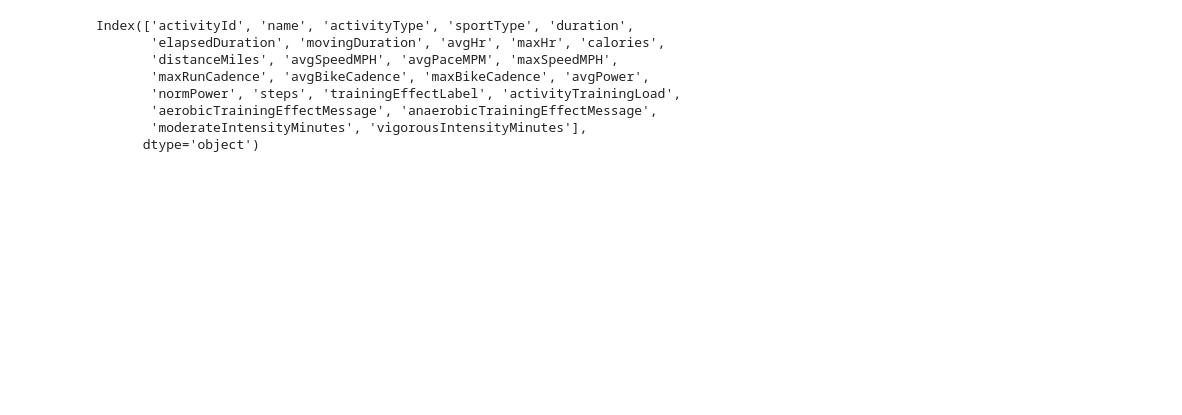
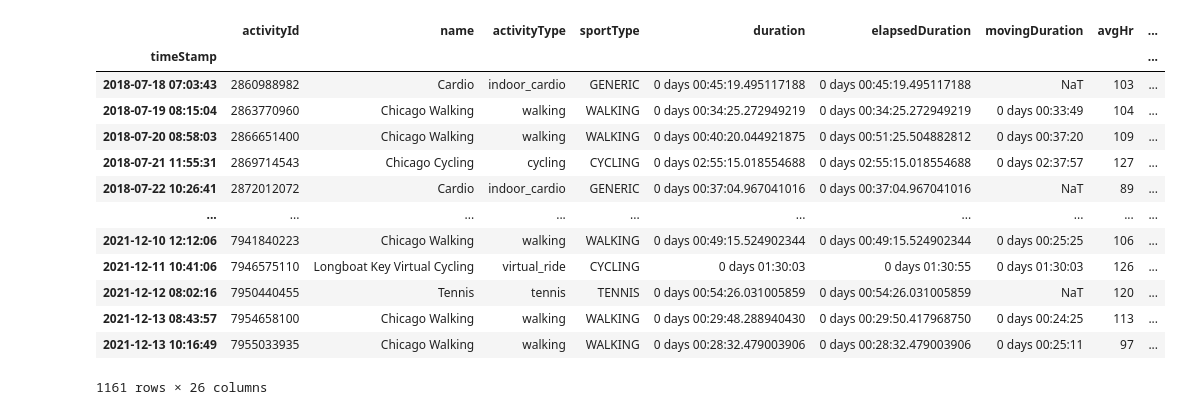
Before and after one commit to RERobbins/py_athletics, a Jupyter notebook: py_athletics.ipynb, the cells around one changed output. Saved outputs shown, nothing was run; the diff lists cells and outputs as text; code cells hidden in the pictures; blank space fills up the shorter version.

```diff
--- a/py_athletics.ipynb
+++ b/py_athletics.ipynb
@@ -54,11 +86,17 @@ Name: avgSpeedMPH, dtype: Float64
 # %%
-activities.columns
+activities.sort_index()
 # %% [output]
+|  | activityId | name | activityType | sportType | duration | elapsedDuration | movingDuration | avgHr | ... |
+| timeStamp |  |  |  |  |  |  |  |  | ... |
+| 2018-07-18 07:03:43 | 2860988982 | Cardio | indoor_cardio | GENERIC | 0 days 00:45:19.495117188 | 0 days 00:45:19.495117188 | NaT | 103 | ... |
+| 2018-07-19 08:15:04 | 2863770960 | Chicago Walking | walking | WALKING | 0 days 00:34:25.272949219 | 0 days 00:34:25.272949219 | 0 days 00:33:49 | 104 | ... |
+| 2018-07-20 08:58:03 | 2866651400 | Chicago Walking | walking | WALKING | 0 days 00:40:20.044921875 | 0 days 00:51:25.504882812 | 0 days 00:37:20 | 109 | ... |
+| 2018-07-21 11:55:31 | 2869714543 | Chicago Cycling | cycling | CYCLING | 0 days 02:55:15.018554688 | 0 days 02:55:15.018554688 | 0 days 02:37:57 | 127 | ... |
+| 2018-07-22 10:26:41 | 2872012072 | Cardio | indoor_cardio | GENERIC | 0 days 00:37:04.967041016 | 0 days 00:37:04.967041016 | NaT | 89 | ... |
+| ... | ... | ... | ... | ... | ... | ... | ... | ... | ... |
+| 2021-12-10 12:12:06 | 7941840223 | Chicago Walking | walking | WALKING | 0 days 00:49:15.524902344 | 0 days 00:49:15.524902344 | 0 days 00:25:25 | 106 | ... |
+| 2021-12-11 10:41:06 | 7946575110 | Longboat Key Virtual Cycling | virtual_ride | CYCLING | 0 days 01:30:03 | 0 days 01:30:55 | 0 days 01:30:03 | 126 | ... |
+| 2021-12-12 08:02:16 | 7950440455 | Tennis | tennis | TENNIS | 0 days 00:54:26.031005859 | 0 days 00:54:26.031005859 | NaT | 120 | ... |
+| 2021-12-13 08:43:57 | 7954658100 | Chicago Walking | walking | WALKING | 0 days 00:29:48.288940430 | 0 days 00:29:50.417968750 | 0 days 00:24:25 | 113 | ... |
+| 2021-12-13 10:16:49 | 7955033935 | Chicago Walking | walking | WALKING | 0 days 00:28:32.479003906 | 0 days 00:28:32.479003906 | 0 days 00:25:11 | 97 | ... |
-Index(['activityId', 'name', 'activityType', 'sportType', 'duration',
-       'elapsedDuration', 'movingDuration', 'avgHr', 'maxHr', 'calories',
-       'distanceMiles', 'avgSpeedMPH', 'avgPaceMPM', 'maxSpeedMPH',
-       'maxRunCadence', 'avgBikeCadence', 'maxBikeCadence', 'avgPower',
-       'normPower', 'steps', 'trainingEffectLabel', 'activityTrainingLoad',
-       'aerobicTrainingEffectMessage', 'anaerobicTrainingEffectMessage',
-       'moderateIntensityMinutes', 'vigorousIntensityMinutes'],
-      dtype='object')
+1161 rows × 26 columns
```
Also changed, not shown: parts of 16 cells of this notebook, 2 other files.
